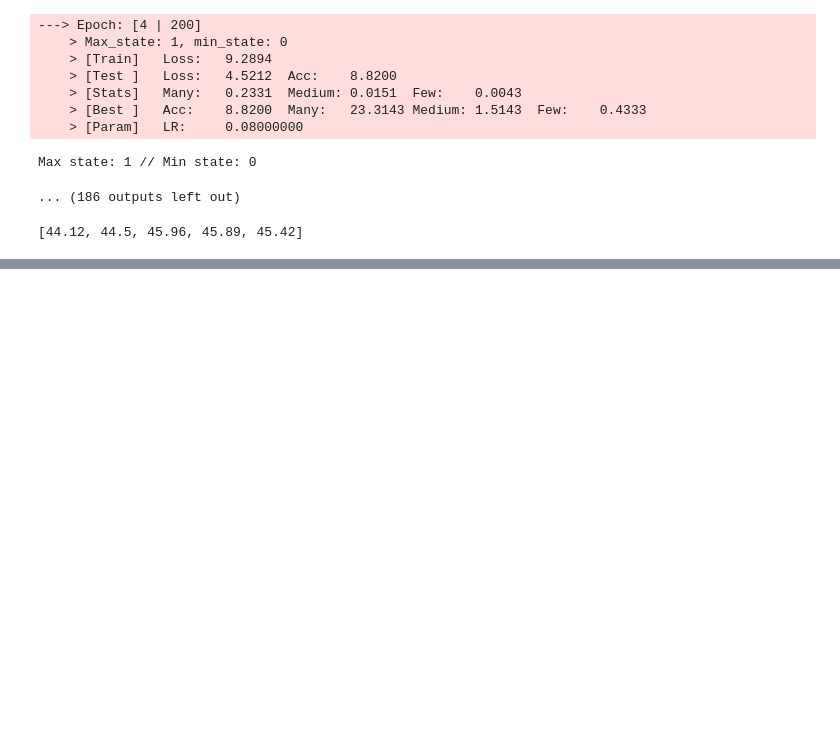
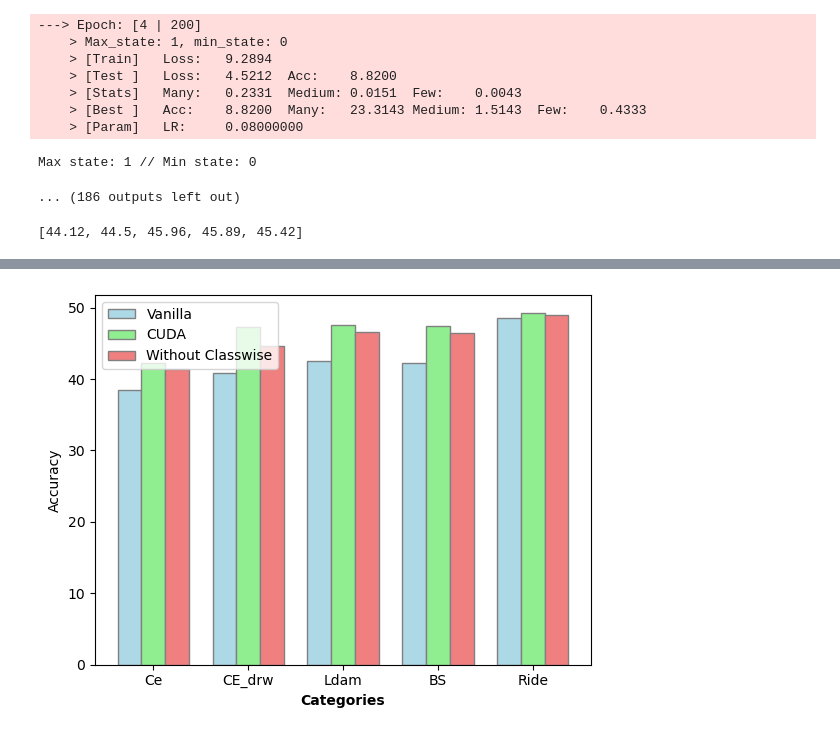
Before and after one commit to whitewhistle/-RE-CUDA, a Jupyter notebook: Hyperparameter/prob_aug.ipynb, the cells around one changed output, grey strips where cells are left out. Saved outputs shown, nothing was run; the diff lists cells and outputs as text; code cells hidden in the pictures; blank space fills up the shorter version.

```diff
--- a/Hyperparameter/prob_aug.ipynb
+++ b/Hyperparameter/prob_aug.ipynb
@@ -4985,0 +5002,35 @@ best_acc_values
+# %%
+import matplotlib.pyplot as plt
+import numpy as np
+
+# Data
+categories = ['Ce', 'CE_drw', 'Ldam', 'BS', 'Ride']
+vanilla = [38.49, 40.86, 42.48, 42.24, 48.6]
+cuda = [42.27, 47.23, 47.52, 47.47, 49.3]
+without_classwise = [41.38, 44.61, 46.55, 46.49, 48.92]
+
+# Width of each bar
+bar_width = 0.25
+
+# Set position of bar on X axis
+r1 = np.arange(len(vanilla))
+r2 = [x + bar_width for x in r1]
+r3 = [x + bar_width for x in r2]
+
+# Plotting
+plt.bar(r1, vanilla, color='lightblue', width=bar_width, edgecolor='grey', label='Vanilla')
+plt.bar(r2, cuda, color='lightgreen', width=bar_width, edgecolor='grey', label='CUDA')
+plt.bar(r3, without_classwise, color='lightcoral', width=bar_width, edgecolor='grey', label='Without Classwise')
+
+# Add xticks on the middle of the group bars
+plt.xlabel('Categories', fontweight='bold')
+plt.xticks([r + bar_width for r in range(len(vanilla))], categories)
+
+# Add y label
+plt.ylabel('Accuracy')
+
+# Create legend & Show graphic
+plt.legend()
+plt.show()
+# %% [output]
+[figure, added]
```
Also changed, not shown: parts of 2 cells of this notebook, 46 other files.
